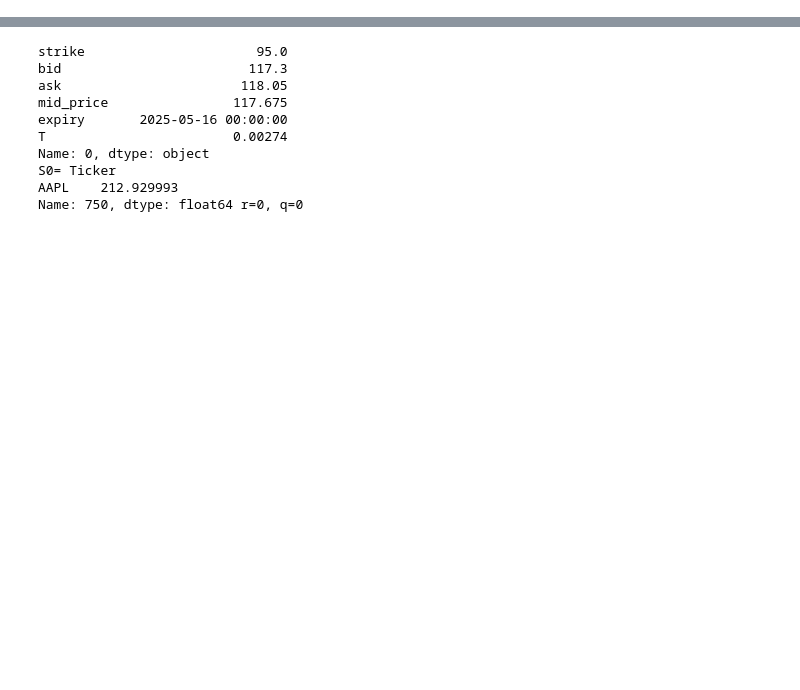
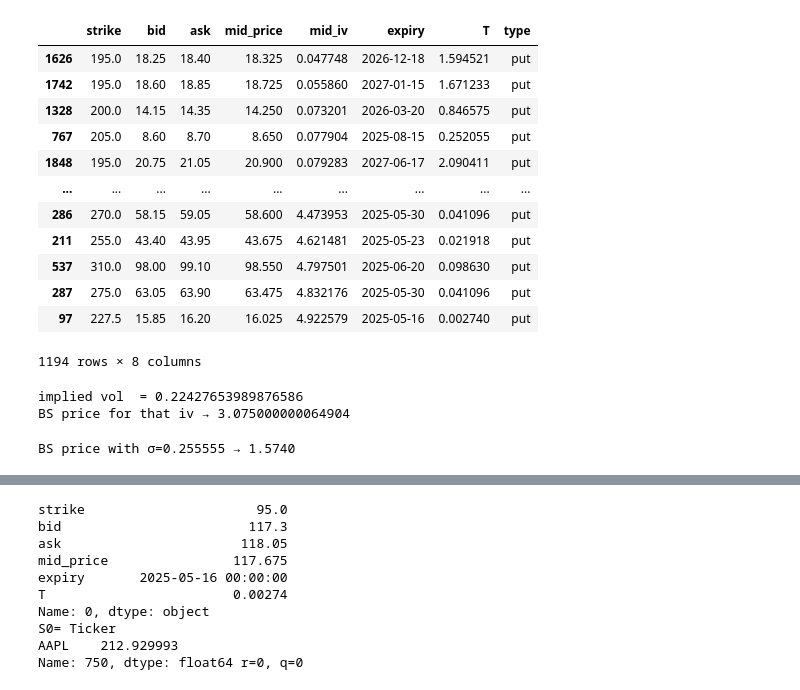
Before and after one commit to FallenElias/LSV-PRICER, a Jupyter notebook: testing.ipynb, the cells around one changed output, grey strips where cells are left out. Saved outputs shown, nothing was run; the diff lists cells and outputs as text; code cells hidden in the pictures; blank space fills up the shorter version.

```diff
--- a/testing.ipynb
+++ b/testing.ipynb
@@ -26,0 +39,37 @@ After clean: (0, 8)
+# %%
+test = df_clean.sort_values(by="mid_iv")
+test
+# %% [output]
+|  | strike | bid | ask | mid_price | mid_iv | expiry | T | type |
+| 1626 | 195.0 | 18.25 | 18.40 | 18.325 | 0.047748 | 2026-12-18 | 1.594521 | put |
+| 1742 | 195.0 | 18.60 | 18.85 | 18.725 | 0.055860 | 2027-01-15 | 1.671233 | put |
+| 1328 | 200.0 | 14.15 | 14.35 | 14.250 | 0.073201 | 2026-03-20 | 0.846575 | put |
+| 767 | 205.0 | 8.60 | 8.70 | 8.650 | 0.077904 | 2025-08-15 | 0.252055 | put |
+| 1848 | 195.0 | 20.75 | 21.05 | 20.900 | 0.079283 | 2027-06-17 | 2.090411 | put |
+| ... | ... | ... | ... | ... | ... | ... | ... | ... |
+| 286 | 270.0 | 58.15 | 59.05 | 58.600 | 4.473953 | 2025-05-30 | 0.041096 | put |
+| 211 | 255.0 | 43.40 | 43.95 | 43.675 | 4.621481 | 2025-05-23 | 0.021918 | put |
+| 537 | 310.0 | 98.00 | 99.10 | 98.550 | 4.797501 | 2025-06-20 | 0.098630 | put |
+| 287 | 275.0 | 63.05 | 63.90 | 63.475 | 4.832176 | 2025-05-30 | 0.041096 | put |
+| 97 | 227.5 | 15.85 | 16.20 | 16.025 | 4.922579 | 2025-05-16 | 0.002740 | put |
+1194 rows × 8 columns
+# %%
+from utils.financial import bs_call_price, bs_implied_vol
+
+S0 = 212.929993     # current spot
+K  = 210.0       # strike
+T  = 0.00274     # ~1 day
+r, q = 0.0, 0.0
+
+market_price = 3.075
+
+# invert to implied vol
+iv = bs_implied_vol(S0, K, T, r, q, market_price)
+print("implied vol  =", iv)
+
+# plug that back in
+model_price = bs_call_price(S0, K, T, r, q, iv)
+print("BS price for that iv →", model_price)
+# %% [output]
+implied vol  = 0.22427653989876586
+BS price for that iv → 3.075000000064904
@@ -27,3 +124,17 @@ After clean: (0, 8)
+# %%
+from utils.financial import bs_call_price
+
+S0 = 210.81      # current spot
+K  = 210.0       # strike
+T  = 0.00274     # time to expiry in years (~1 day)
+r, q = 0.0, 0.0  # rates
+
+sigma = 0.255555
+price = bs_call_price(S0, K, T, r, q, sigma)
+print(f"BS price with σ={sigma:.6f} → {price:.4f}")
+# should come out close to 3.15
+# %% [output]
+BS price with σ=0.255555 → 1.5740
 # %%
 # in your notebook
 df_spot = fetch_spot_history("AAPL", years=3)
```
Also changed, not shown: parts of 4 cells of this notebook, 2 other files.
